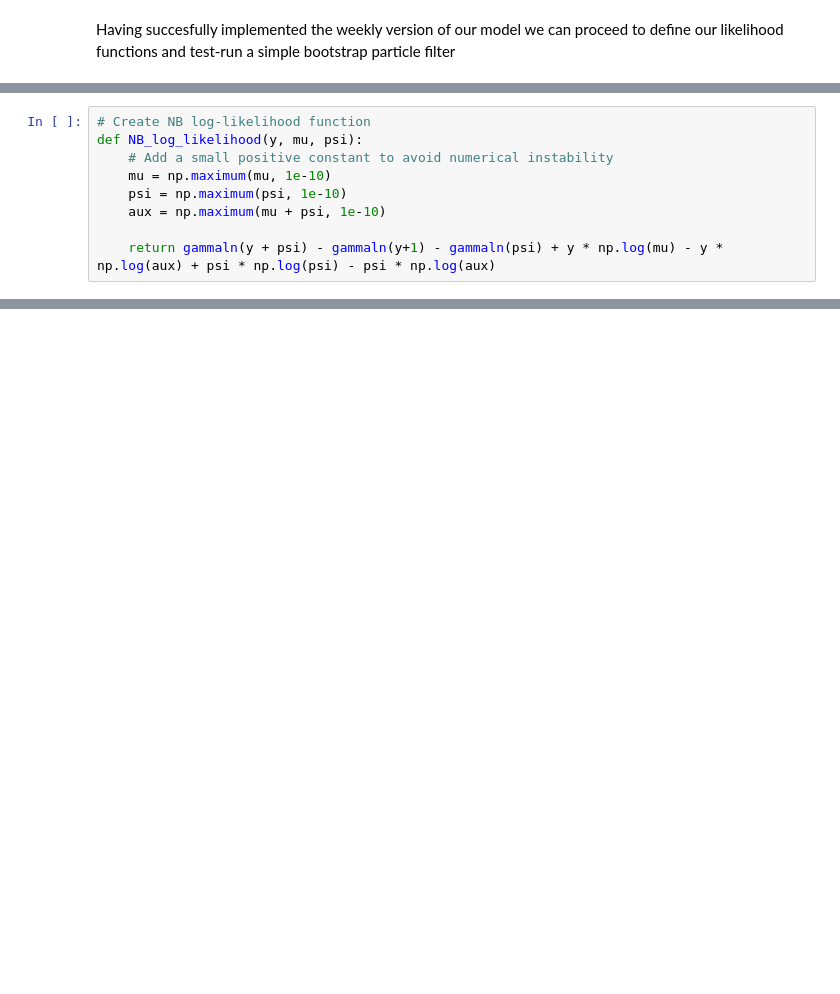
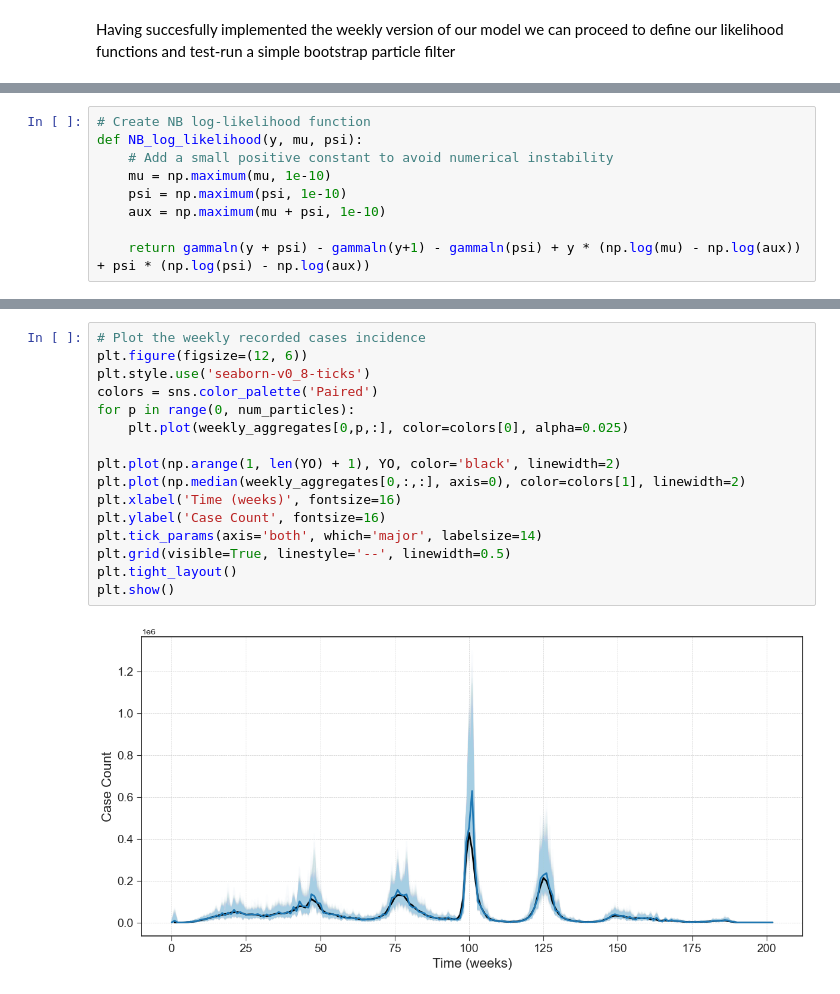
Before and after one commit to rosastreg/Undergrad_AM_Thesis, a Jupyter notebook: Notebooks/Model.ipynb, the cells around one changed output, grey strips where cells are left out. Drawn from its saved outputs; the diff is of its cells as text; blank space fills up the shorter version.

```diff
--- a/Notebooks/Model.ipynb
+++ b/Notebooks/Model.ipynb
@@ -264,4 +267,4 @@ def NB_log_likelihood(y, mu, psi):
     psi = np.maximum(psi, 1e-10)
     aux = np.maximum(mu + psi, 1e-10)
 
-    return gammaln(y + psi) - gammaln(y+1) - gammaln(psi) + y * np.log(mu) - y * np.log(aux) + psi * np.log(psi) - psi * np.log(aux)
+    return gammaln(y + psi) - gammaln(y+1) - gammaln(psi) + y * (np.log(mu) - np.log(aux)) + psi * (np.log(psi) - np.log(aux))
@@ -356,0 +359,18 @@ plt.show()
+# %%
+# Plot the weekly recorded cases incidence
+plt.figure(figsize=(12, 6))
+plt.style.use('seaborn-v0_8-ticks')
+colors = sns.color_palette('Paired')
+for p in range(0, num_particles):
+    plt.plot(weekly_aggregates[0,p,:], color=colors[0], alpha=0.025)
+
+plt.plot(np.arange(1, len(YO) + 1), YO, color='black', linewidth=2)
+plt.plot(np.median(weekly_aggregates[0,:,:], axis=0), color=colors[1], linewidth=2)
+plt.xlabel('Time (weeks)', fontsize=16)
+plt.ylabel('Case Count', fontsize=16)
+plt.tick_params(axis='both', which='major', labelsize=14)
+plt.grid(visible=True, linestyle='--', linewidth=0.5)
+plt.tight_layout()
+plt.show()
+# %% [output]
+[figure, added]
```
Also changed, not shown: parts of 11 cells of this notebook.
